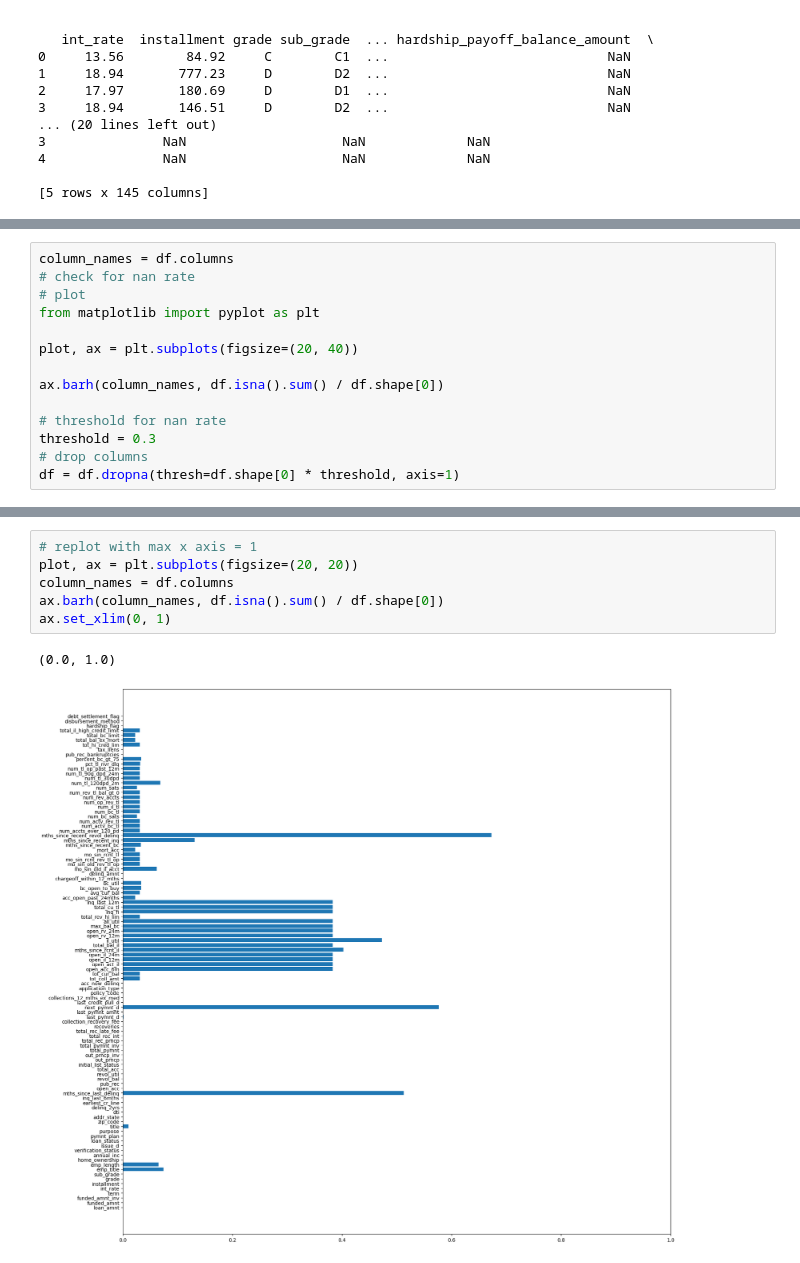
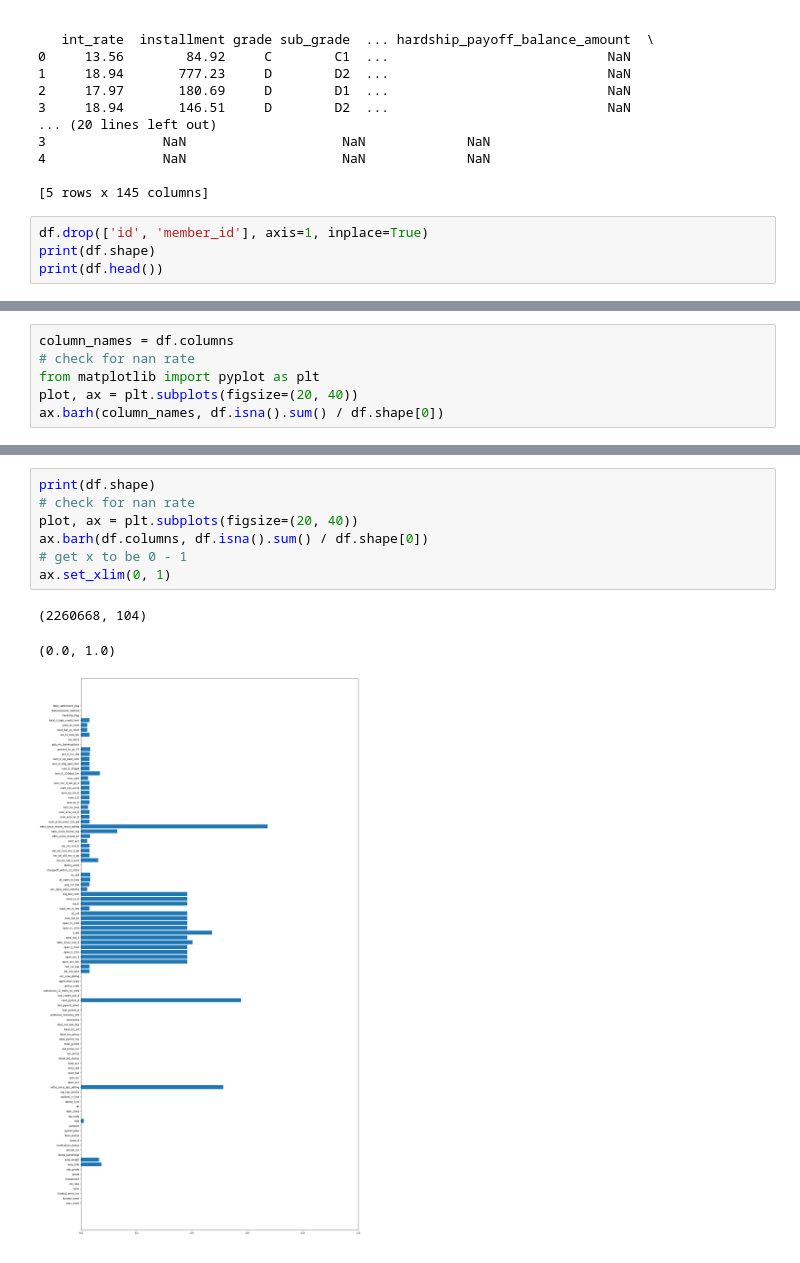
Before and after one commit to acnelexh/Lending_Club_Loan_Prediction, a Jupyter notebook: data.ipynb, the cells around one changed output, grey strips where cells are left out. Drawn from its saved outputs; the diff is of its cells as text.

```diff
--- a/data.ipynb
+++ b/data.ipynb
@@ -21,3 +25,7 @@ df = preprocess.read_data(data_path)
 4               NaN                    NaN             NaN
 
 [5 rows x 145 columns]
+# %%
+df.drop(['id', 'member_id'], axis=1, inplace=True)
+print(df.shape)
+print(df.head())
@@ -24,15 +50,7 @@ df = preprocess.read_data(data_path)
 # %%
 column_names = df.columns
 # check for nan rate
-# plot
 from matplotlib import pyplot as plt
-
 plot, ax = plt.subplots(figsize=(20, 40))
-
 ax.barh(column_names, df.isna().sum() / df.shape[0])
-
-# threshold for nan rate
-threshold = 0.3
-# drop columns
-df = df.dropna(thresh=df.shape[0] * threshold, axis=1)
 # %% [output]
@@ -40,9 +83,11 @@ df = df.dropna(thresh=df.shape[0] * threshold, axis=1)
 # %%
-# replot with max x axis = 1
-plot, ax = plt.subplots(figsize=(20, 20))
-column_names = df.columns
-ax.barh(column_names, df.isna().sum() / df.shape[0])
+print(df.shape)
+# check for nan rate
+plot, ax = plt.subplots(figsize=(20, 40))
+ax.barh(df.columns, df.isna().sum() / df.shape[0])
+# get x to be 0 - 1
 ax.set_xlim(0, 1)
 # %% [output]
-(0.0, 1.0)
+(2260668, 104)
+(0.0, 1.0)
-[figure, old version]
+[figure, new version]
```
Also changed, not shown: parts of 5 cells of this notebook, 1 other file.
